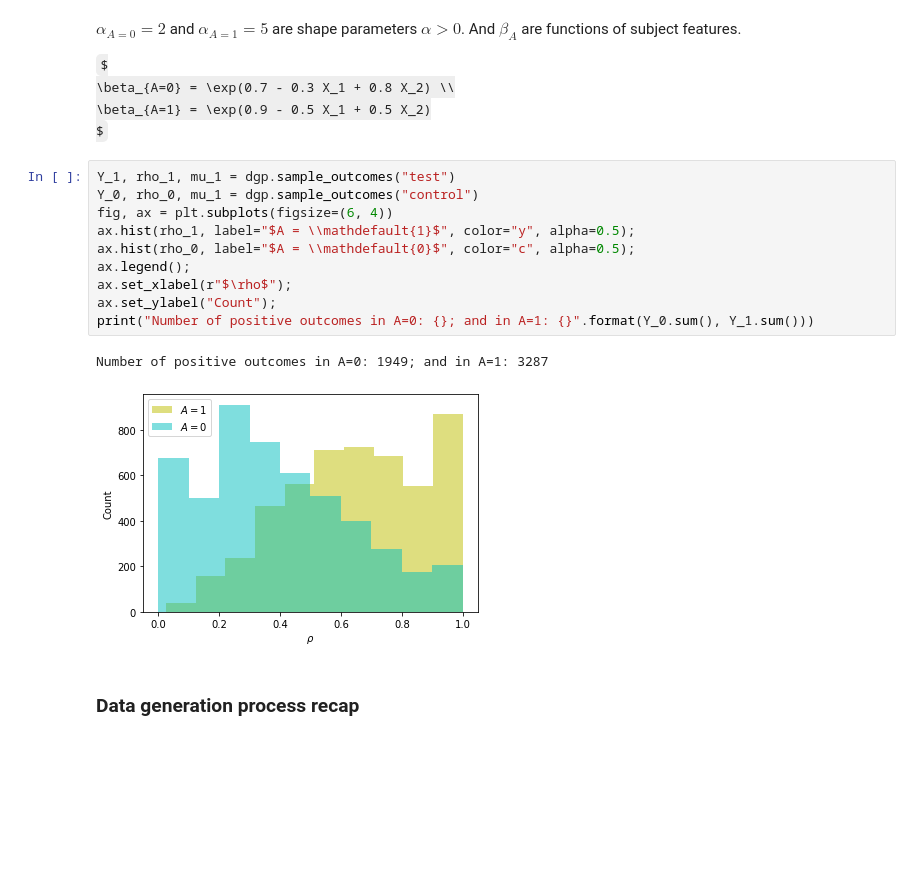
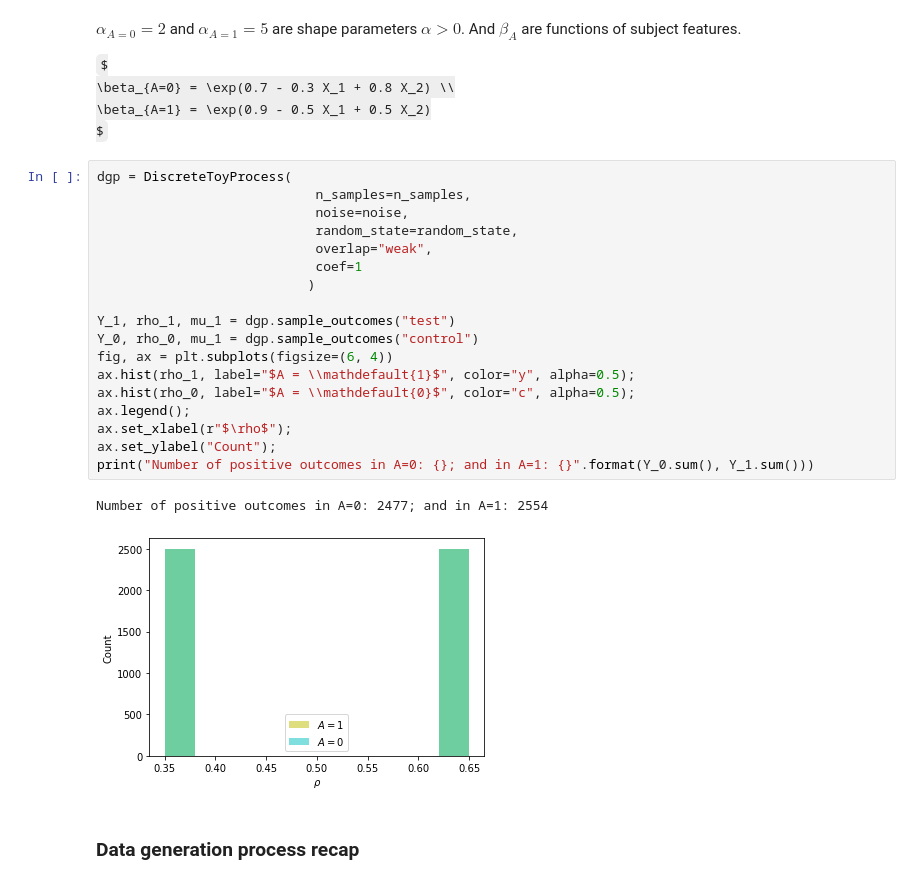
Before and after one commit to jgamper/just-cause-me-maybe, a Jupyter notebook: Binary outcome toy.ipynb, the cells around one changed output. Saved outputs shown, nothing was run; the diff lists cells and outputs as text; some formulas as TeX source; blank space fills up the shorter version.

Commit message:
corrected for mean estimation given the coef and G

```diff
--- a/Binary outcome toy.ipynb
+++ b/Binary outcome toy.ipynb
@@ -115,18 +115,26 @@ $
 \beta_{A=1} = \exp(0.9 - 0.5 X_1 + 0.5 X_2)
 $
 # %%
+dgp = DiscreteToyProcess(
+                            n_samples=n_samples,
+                            noise=noise,
+                            random_state=random_state,
+                            overlap="weak",
+                            coef=1
+                           )
+
 Y_1, rho_1, mu_1 = dgp.sample_outcomes("test")
 Y_0, rho_0, mu_1 = dgp.sample_outcomes("control")
 fig, ax = plt.subplots(figsize=(6, 4))
 ax.hist(rho_1, label="$A = \\mathdefault{1}$", color="y", alpha=0.5);
 ax.hist(rho_0, label="$A = \\mathdefault{0}$", color="c", alpha=0.5);
 ax.legend();
 ax.set_xlabel(r"$\rho$");
 ax.set_ylabel("Count");
 print("Number of positive outcomes in A=0: {}; and in A=1: {}".format(Y_0.sum(), Y_1.sum()))
 # %% [output]
-Number of positive outcomes in A=0: 1949; and in A=1: 3287
+Number of positive outcomes in A=0: 2477; and in A=1: 2554
-[figure, old version]
+[figure, new version]
 # %% [markdown]
 ### Data generation process recap
 # %% [markdown]
```
Also changed, not shown: parts of 28 cells of this notebook, 1 other file.
